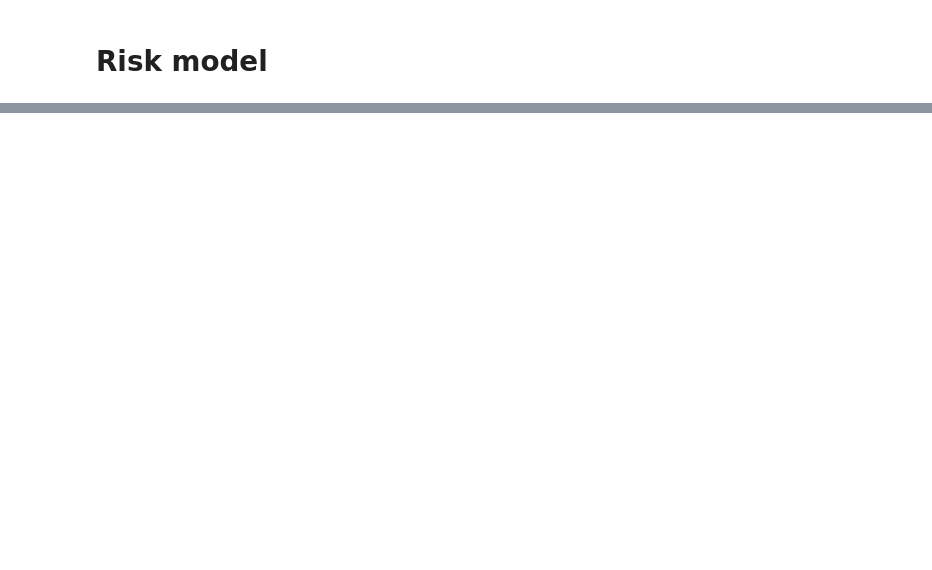
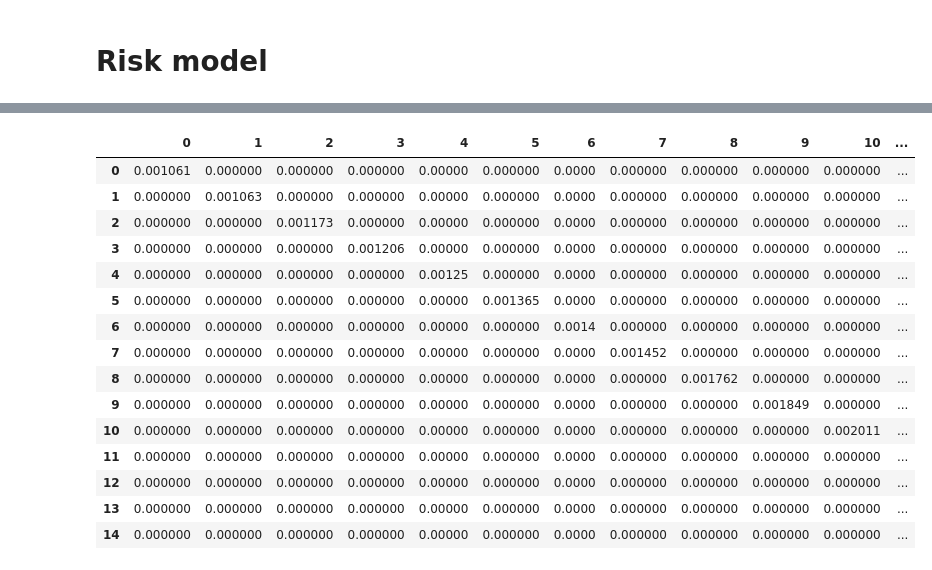
Before and after one commit to cvxgrp/cvxportfolio, a Jupyter notebook: examples/DataEstimatesRiskModel.ipynb, the cells around one changed output, grey strips where cells are left out. Cells and saved outputs as stored; diff of their text form; code cells hidden in the pictures; blank space fills up the shorter version.

```diff
--- a/examples/DataEstimatesRiskModel.ipynb
+++ b/examples/DataEstimatesRiskModel.ipynb
@@ -222,0 +299,23 @@ pd.Panel(factor_sigma).to_hdf(datadir+'risk_model.h5', 'factor_sigma')
+# %%
+from datetime import datetime
+obj = pd.concat(factor_sigma.values(), axis=0, keys=factor_sigma.keys())
+t = datetime(2013,1,1)
+prev_t = obj.loc[:t, :].index.values[-1][0]
+obj.loc[prev_t, :]
+# %% [output]
+|  | 0 | 1 | 2 | 3 | 4 | 5 | 6 | 7 | 8 | 9 | 10 | ... |
+| 0 | 0.001061 | 0.000000 | 0.000000 | 0.000000 | 0.00000 | 0.000000 | 0.0000 | 0.000000 | 0.000000 | 0.000000 | 0.000000 | ... |
+| 1 | 0.000000 | 0.001063 | 0.000000 | 0.000000 | 0.00000 | 0.000000 | 0.0000 | 0.000000 | 0.000000 | 0.000000 | 0.000000 | ... |
+| 2 | 0.000000 | 0.000000 | 0.001173 | 0.000000 | 0.00000 | 0.000000 | 0.0000 | 0.000000 | 0.000000 | 0.000000 | 0.000000 | ... |
+| 3 | 0.000000 | 0.000000 | 0.000000 | 0.001206 | 0.00000 | 0.000000 | 0.0000 | 0.000000 | 0.000000 | 0.000000 | 0.000000 | ... |
+| 4 | 0.000000 | 0.000000 | 0.000000 | 0.000000 | 0.00125 | 0.000000 | 0.0000 | 0.000000 | 0.000000 | 0.000000 | 0.000000 | ... |
+| 5 | 0.000000 | 0.000000 | 0.000000 | 0.000000 | 0.00000 | 0.001365 | 0.0000 | 0.000000 | 0.000000 | 0.000000 | 0.000000 | ... |
+| 6 | 0.000000 | 0.000000 | 0.000000 | 0.000000 | 0.00000 | 0.000000 | 0.0014 | 0.000000 | 0.000000 | 0.000000 | 0.000000 | ... |
+| 7 | 0.000000 | 0.000000 | 0.000000 | 0.000000 | 0.00000 | 0.000000 | 0.0000 | 0.001452 | 0.000000 | 0.000000 | 0.000000 | ... |
+| 8 | 0.000000 | 0.000000 | 0.000000 | 0.000000 | 0.00000 | 0.000000 | 0.0000 | 0.000000 | 0.001762 | 0.000000 | 0.000000 | ... |
+| 9 | 0.000000 | 0.000000 | 0.000000 | 0.000000 | 0.00000 | 0.000000 | 0.0000 | 0.000000 | 0.000000 | 0.001849 | 0.000000 | ... |
+| 10 | 0.000000 | 0.000000 | 0.000000 | 0.000000 | 0.00000 | 0.000000 | 0.0000 | 0.000000 | 0.000000 | 0.000000 | 0.002011 | ... |
+| 11 | 0.000000 | 0.000000 | 0.000000 | 0.000000 | 0.00000 | 0.000000 | 0.0000 | 0.000000 | 0.000000 | 0.000000 | 0.000000 | ... |
+| 12 | 0.000000 | 0.000000 | 0.000000 | 0.000000 | 0.00000 | 0.000000 | 0.0000 | 0.000000 | 0.000000 | 0.000000 | 0.000000 | ... |
+| 13 | 0.000000 | 0.000000 | 0.000000 | 0.000000 | 0.00000 | 0.000000 | 0.0000 | 0.000000 | 0.000000 | 0.000000 | 0.000000 | ... |
+| 14 | 0.000000 | 0.000000 | 0.000000 | 0.000000 | 0.00000 | 0.000000 | 0.0000 | 0.000000 | 0.000000 | 0.000000 | 0.000000 | ... |
```
Also changed, not shown: parts of 9 cells of this notebook, 17 other files.
